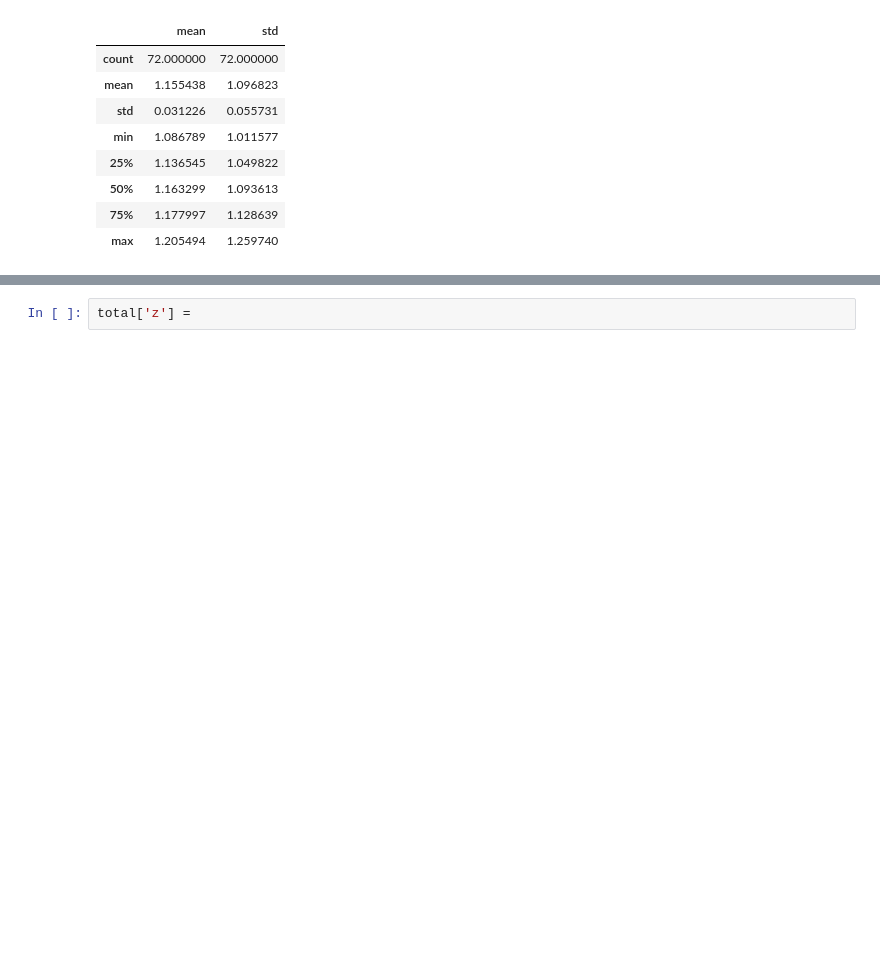
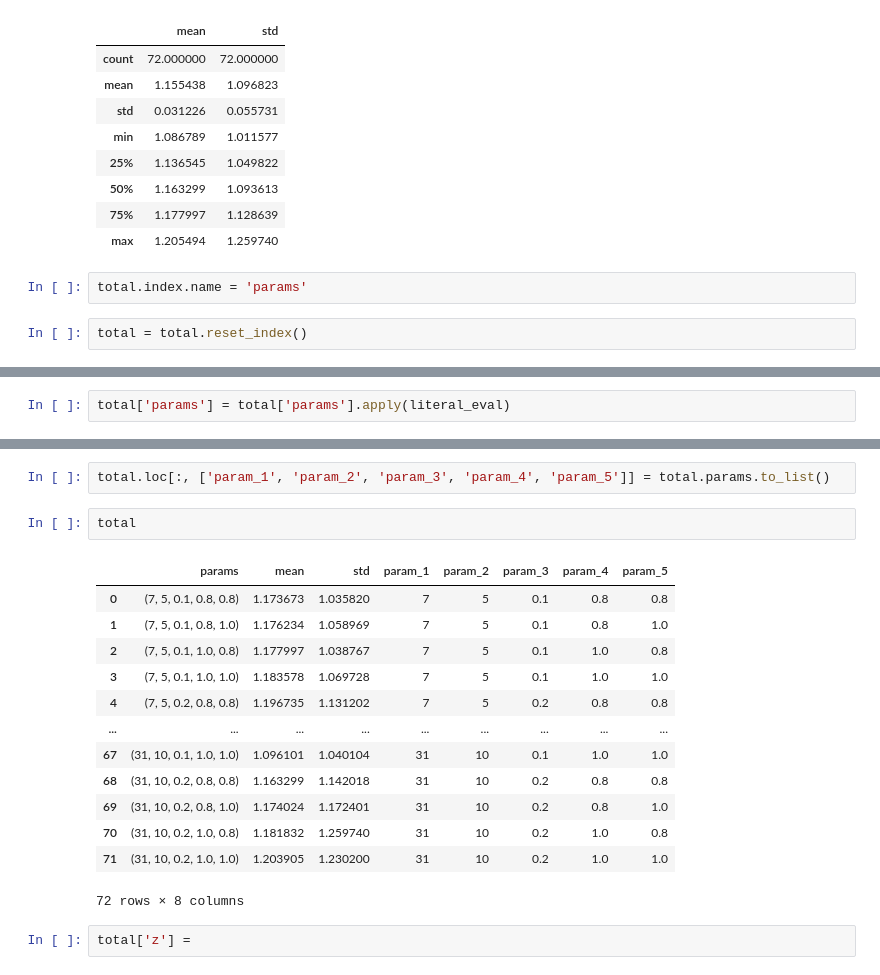
Before and after one commit to Erdos-Projects/predicting-day-ahead-solar-power-production, a Jupyter notebook: notebooks/modeling/CEB/xgboosting.ipynb, the cells around one changed output, grey strips where cells are left out. Cells and saved outputs as stored; diff of their text form; blank space fills up the shorter version.

```diff
--- a/notebooks/modeling/CEB/xgboosting.ipynb
+++ b/notebooks/modeling/CEB/xgboosting.ipynb
@@ -301,3 +315,7 @@ total.describe()
 | 50% | 1.163299 | 1.093613 |
 | 75% | 1.177997 | 1.128639 |
 | max | 1.205494 | 1.259740 |
+# %%
+total.index.name = 'params'
+# %%
+total = total.reset_index()
@@ -303,0 +324,2 @@ total.describe()
+# %%
+total['params'] = total['params'].apply(literal_eval)
@@ -304,2 +335,20 @@ total.describe()
+# %%
+total.loc[:, ['param_1', 'param_2', 'param_3', 'param_4', 'param_5']] = total.params.to_list()
+# %%
+total
+# %% [output]
+|  | params | mean | std | param_1 | param_2 | param_3 | param_4 | param_5 |
+| 0 | (7, 5, 0.1, 0.8, 0.8) | 1.173673 | 1.035820 | 7 | 5 | 0.1 | 0.8 | 0.8 |
+| 1 | (7, 5, 0.1, 0.8, 1.0) | 1.176234 | 1.058969 | 7 | 5 | 0.1 | 0.8 | 1.0 |
+| 2 | (7, 5, 0.1, 1.0, 0.8) | 1.177997 | 1.038767 | 7 | 5 | 0.1 | 1.0 | 0.8 |
+| 3 | (7, 5, 0.1, 1.0, 1.0) | 1.183578 | 1.069728 | 7 | 5 | 0.1 | 1.0 | 1.0 |
+| 4 | (7, 5, 0.2, 0.8, 0.8) | 1.196735 | 1.131202 | 7 | 5 | 0.2 | 0.8 | 0.8 |
+| ... | ... | ... | ... | ... | ... | ... | ... | ... |
+| 67 | (31, 10, 0.1, 1.0, 1.0) | 1.096101 | 1.040104 | 31 | 10 | 0.1 | 1.0 | 1.0 |
+| 68 | (31, 10, 0.2, 0.8, 0.8) | 1.163299 | 1.142018 | 31 | 10 | 0.2 | 0.8 | 0.8 |
+| 69 | (31, 10, 0.2, 0.8, 1.0) | 1.174024 | 1.172401 | 31 | 10 | 0.2 | 0.8 | 1.0 |
+| 70 | (31, 10, 0.2, 1.0, 0.8) | 1.181832 | 1.259740 | 31 | 10 | 0.2 | 1.0 | 0.8 |
+| 71 | (31, 10, 0.2, 1.0, 1.0) | 1.203905 | 1.230200 | 31 | 10 | 0.2 | 1.0 | 1.0 |
+72 rows × 8 columns
 # %%
 total['z'] =
```
Also changed, not shown: parts of 6 cells of this notebook, 7 other files.
